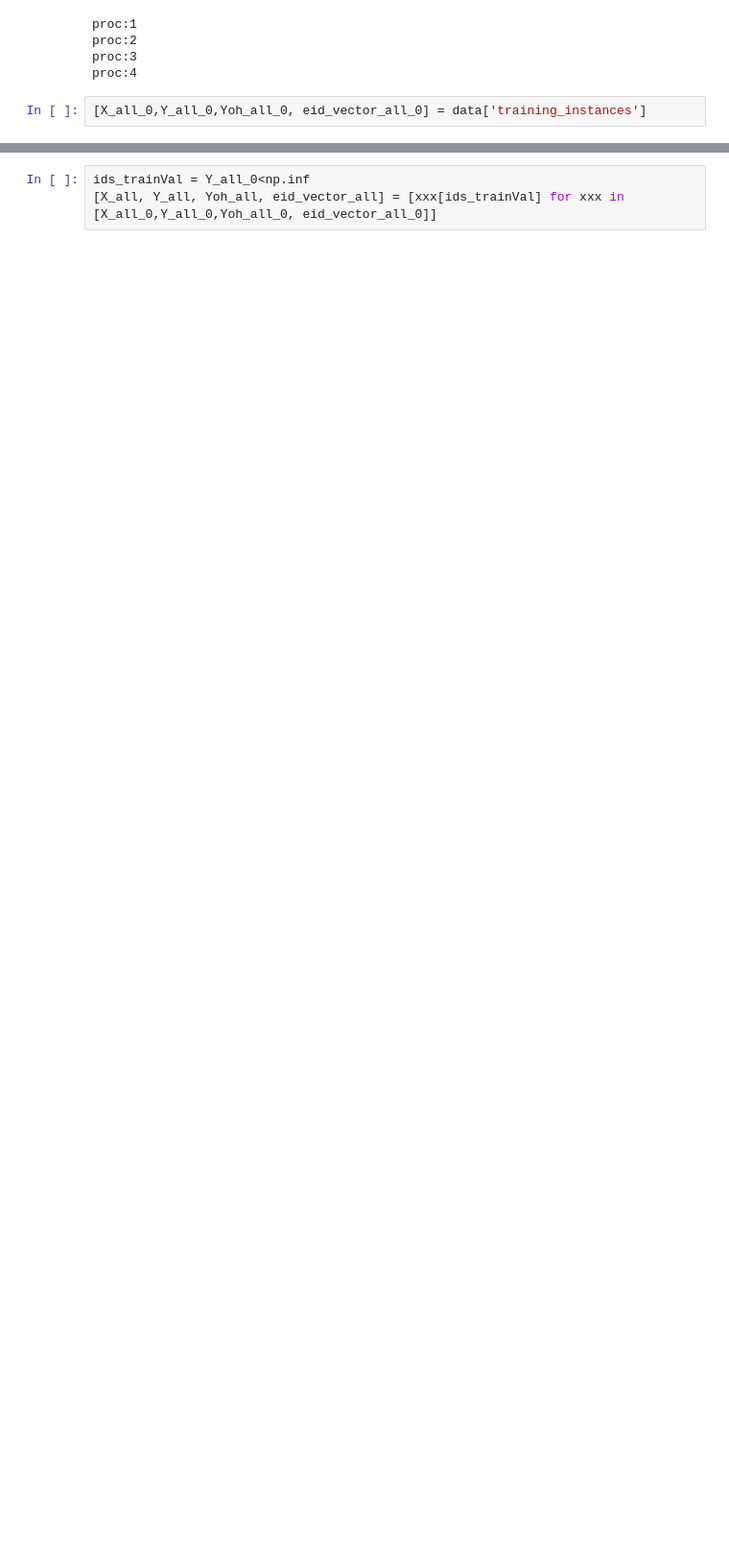
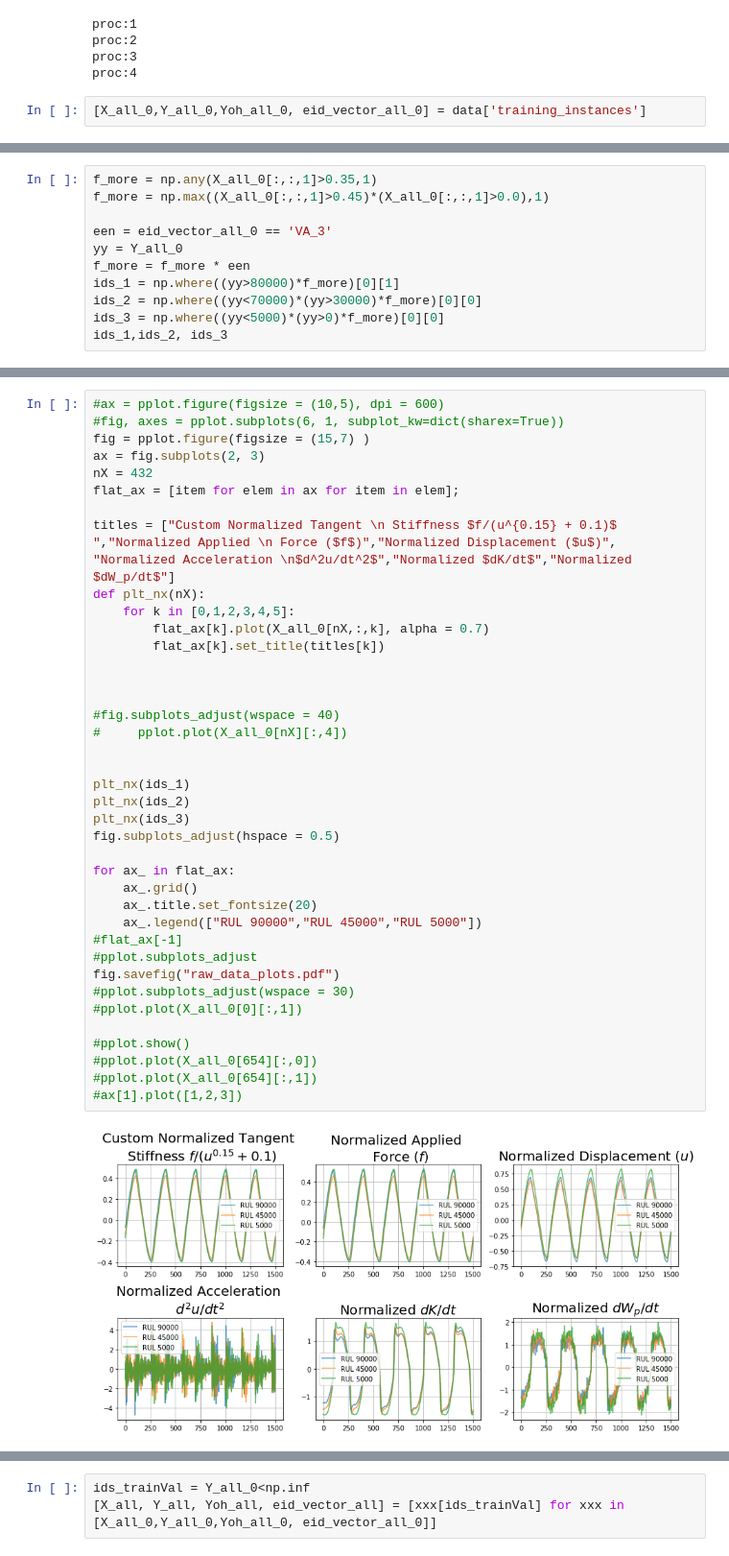
Before and after one commit to mylonasc/deep-rul-models, a Jupyter notebook: 2019-12-13_ReImplementDenseNet.ipynb, the cells around one changed output, grey strips where cells are left out. Shown at 96% size. Cells and saved outputs as stored; diff of their text form; blank space fills up the shorter version.

```diff
--- a/2019-12-13_ReImplementDenseNet.ipynb
+++ b/2019-12-13_ReImplementDenseNet.ipynb
@@ -166,0 +170,11 @@ proc:4
+# %%
+f_more = np.any(X_all_0[:,:,1]>0.35,1)
+f_more = np.max((X_all_0[:,:,1]>0.45)*(X_all_0[:,:,1]>0.0),1)
+
+een = eid_vector_all_0 == 'VA_3'
+yy = Y_all_0
+f_more = f_more * een
+ids_1 = np.where((yy>80000)*f_more)[0][1]
+ids_2 = np.where((yy<70000)*(yy>30000)*f_more)[0][0]
+ids_3 = np.where((yy<5000)*(yy>0)*f_more)[0][0]
+ids_1,ids_2, ids_3
@@ -166,0 +183,42 @@ proc:4
+# %%
+#ax = pplot.figure(figsize = (10,5), dpi = 600)
+#fig, axes = pplot.subplots(6, 1, subplot_kw=dict(sharex=True))
+fig = pplot.figure(figsize = (15,7) )
+ax = fig.subplots(2, 3)
+nX = 432
+flat_ax = [item for elem in ax for item in elem];
+
+titles = ["Custom Normalized Tangent \n Stiffness $f/(u^{0.15} + 0.1)$ ","Normalized Applied \n Force ($f$)","Normalized Displacement ($u$)",
+"Normalized Acceleration \n$d^2u/dt^2$","Normalized $dK/dt$","Normalized $dW_p/dt$"]
+def plt_nx(nX):
+    for k in [0,1,2,3,4,5]:
+        flat_ax[k].plot(X_all_0[nX,:,k], alpha = 0.7)
+        flat_ax[k].set_title(titles[k])
+
+
+
+#fig.subplots_adjust(wspace = 40)
+#     pplot.plot(X_all_0[nX][:,4])
+
+
+plt_nx(ids_1)
+plt_nx(ids_2)
+plt_nx(ids_3)
+fig.subplots_adjust(hspace = 0.5)
+
+for ax_ in flat_ax:
+    ax_.grid()
+    ax_.title.set_fontsize(20)
+    ax_.legend(["RUL 90000","RUL 45000","RUL 5000"])
+#flat_ax[-1]
+#pplot.subplots_adjust
+fig.savefig("raw_data_plots.pdf")
+#pplot.subplots_adjust(wspace = 30)
+#pplot.plot(X_all_0[0][:,1])
+
+#pplot.show()
+#pplot.plot(X_all_0[654][:,0])
+#pplot.plot(X_all_0[654][:,1])
+#ax[1].plot([1,2,3])
+# %% [output]
+[figure, added]
```
Also changed, not shown: parts of 71 cells of this notebook, 6 other files.
